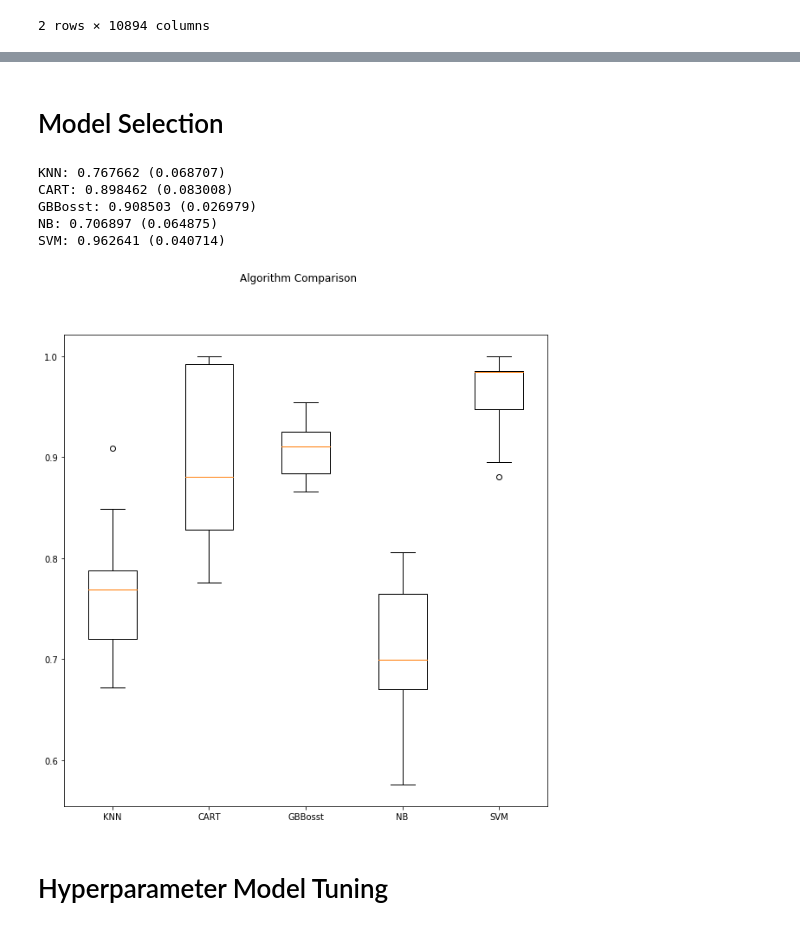
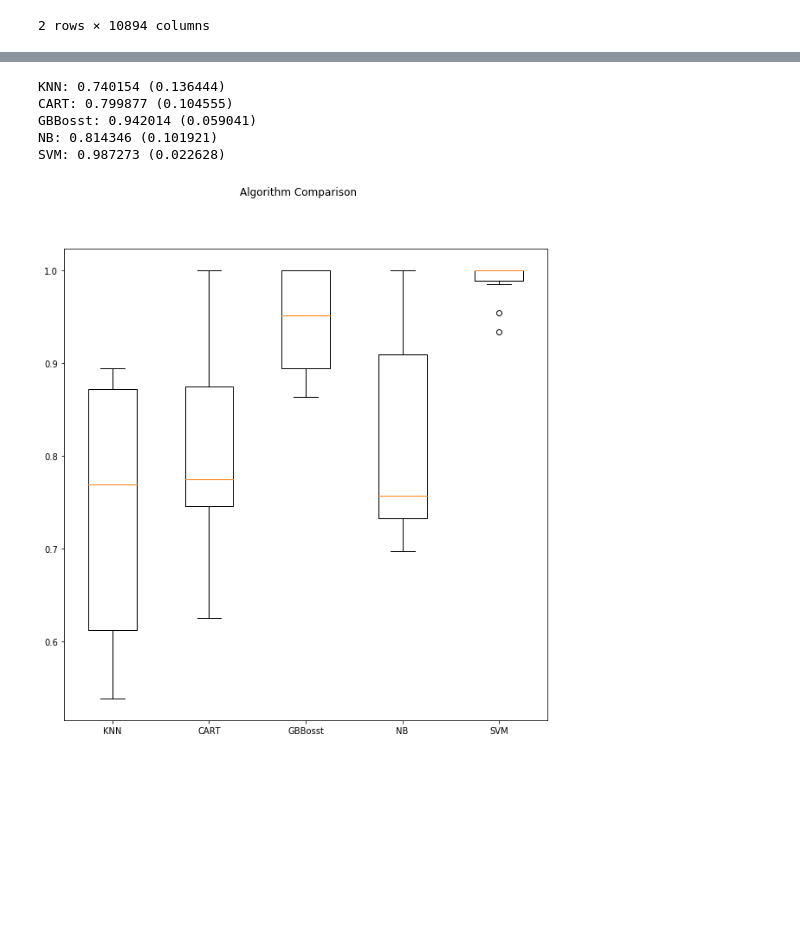
Before and after one commit to RatnamDubey/Tempus2018, a Jupyter notebook: Tempus_CaseStudy_RD.ipynb, the cells around one changed output, grey strips where cells are left out. Cells and saved outputs as stored; diff of their text form; code cells hidden in the pictures; blank space fills up the shorter version.

```diff
--- a/Tempus_CaseStudy_RD.ipynb
+++ b/Tempus_CaseStudy_RD.ipynb
@@ -216,13 +144,20 @@ plt.show()
 # %%
 # Transforming Train Data
-pca = PCA(n_components=5)
+pca = PCA(n_components=90,random_state=100)
 pca_model = pca.fit(X_resampled)
 New_data = pca.transform(X_resampled)
 PCA_Dataframe_X = pd.DataFrame(New_data)
-PCA_Dataframe_X.columns=['A','B','C','D','E']
+#PCA_Dataframe_X.columns=['A','B','C','D','E']
 # Trnasforming Test with pCA
 XOS_test = pca.transform(X_test)
 XOS_test_final = pd.DataFrame(XOS_test)
+# %%
+# Transforming Train Data
+New_data = pca.transform(x_train_res)
+PCA_Dataframe_X = pd.DataFrame(New_data)
+# Trnasforming Test with pCA
+X_test = pca.transform(X_test)
+X_test_final = pd.DataFrame(X_test)
 # %%
 PCA_Dataframe_X.head(2)
 # %% [output]
@@ -232,2 +167,0 @@ PCA_Dataframe_X.head(2)
-# %% [markdown]
-# Model Selection
@@ -234,37 +177,35 @@ PCA_Dataframe_X.head(2)
 # %%
 seed = 200
 # prepare models
 models = []
 
 models.append(('KNN', KNeighborsClassifier()))
 models.append(('CART', DecisionTreeClassifier()))
 models.append(('GBBosst', GradientBoostingClassifier()))
 models.append(('NB', GaussianNB()))
 models.append(('SVM', SVC()))
 # evaluate each model in turn
 results = []
 names = []
 scoring = 'roc_auc'
 for name, model in models:
     kfold = model_selection.KFold(n_splits=10, random_state=seed)
-    cv_results = model_selection.cross_val_score(model,PCA_Dataframe_X , y_resampled, cv=kfold, scoring='accuracy')
+    cv_results = model_selection.cross_val_score(model,PCA_Dataframe_X , y_resampled, cv=kfold, scoring='recall')
     results.append(cv_results)
     names.append(name)
     msg = "%s: %f (%f)" % (name, cv_results.mean(), cv_results.std())
     print(msg)
 # boxplot algorithm comparison
 fig = plt.figure(figsize=(10, 10))
 fig.suptitle('Algorithm Comparison')
 ax = fig.add_subplot(111)
 plt.boxplot(results)
 ax.set_xticklabels(names)
 plt.show()
 # %% [output]
-KNN: 0.767662 (0.068707)
-CART: 0.898462 (0.083008)
-GBBosst: 0.908503 (0.026979)
-NB: 0.706897 (0.064875)
-SVM: 0.962641 (0.040714)
+KNN: 0.740154 (0.136444)
+CART: 0.799877 (0.104555)
+GBBosst: 0.942014 (0.059041)
+NB: 0.814346 (0.101921)
+SVM: 0.987273 (0.022628)
-[figure, old version]
+[figure, new version]
-# %% [markdown]
-# Hyperparameter Model Tuning
```
Also changed, not shown: parts of 32 cells of this notebook.
